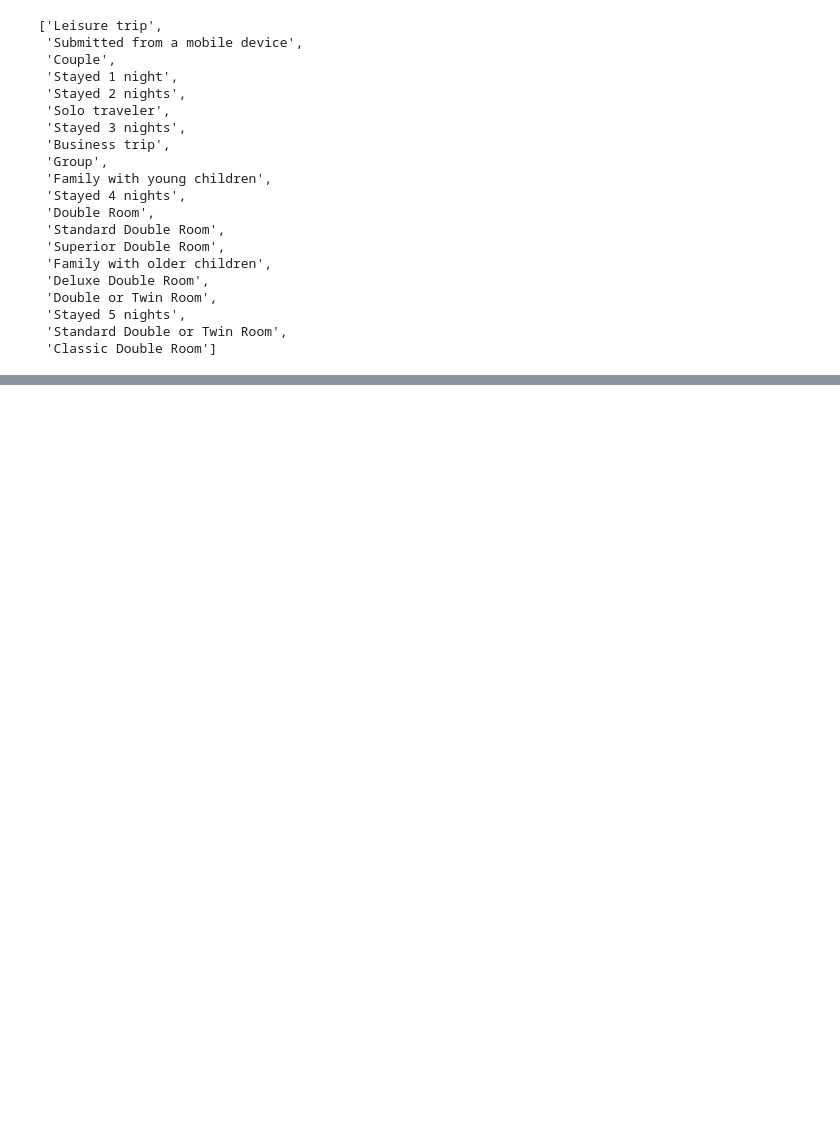
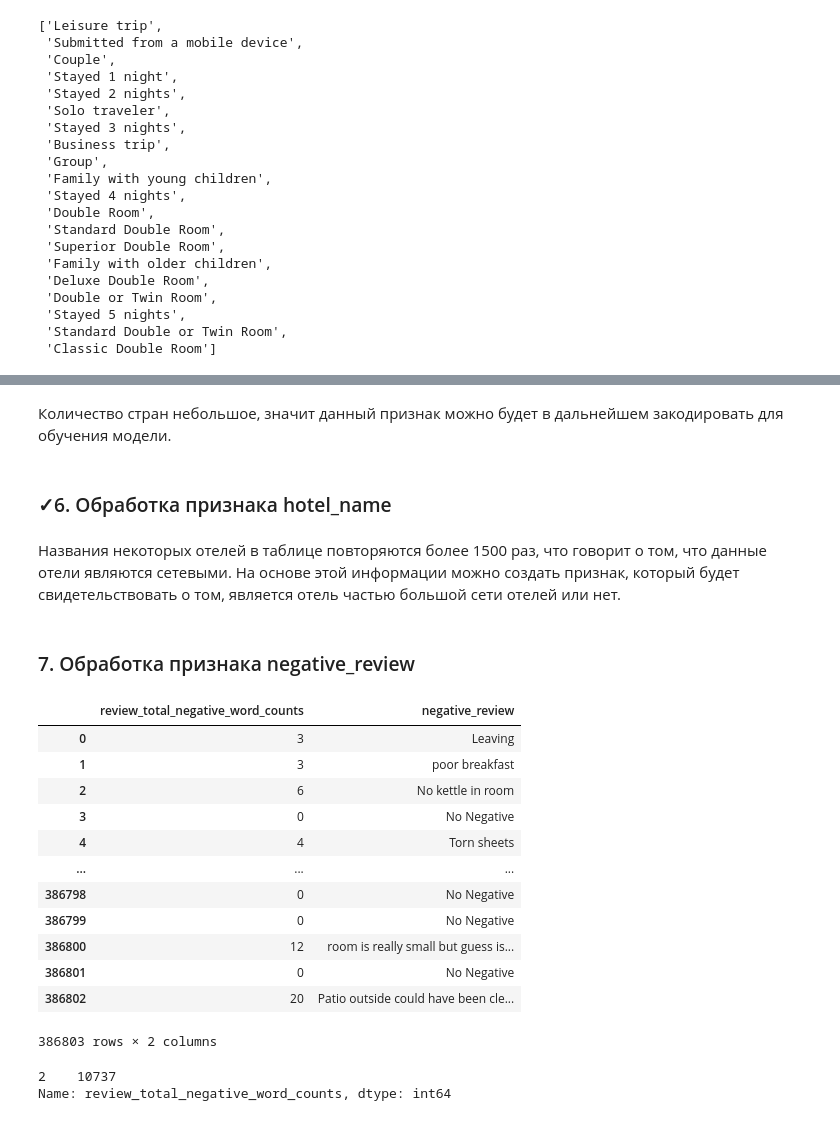
Before and after one commit to eli-ma/Hotels_rating, a Jupyter notebook: Hotels_rating.ipynb, the cells around one changed output, grey strips where cells are left out. Cells and saved outputs as stored; diff of their text form; code cells hidden in the pictures; blank space fills up the shorter version.

```diff
--- a/Hotels_rating.ipynb
+++ b/Hotels_rating.ipynb
@@ -62,3 +86,10 @@ hotels.head(5)
 # %%
 # Преобразуем информацию о дате в формат datetime
 hotels['review_date'] = pd.to_datetime(hotels['review_date'],yearfirst=True)
+
+#Вынесем информацию о годе и месяце в отдельные признаки
+hotels['review_year'] = hotels['review_date'].dt.year
+hotels['review_month'] = hotels['review_date'].dt.month
+
+#Удалим исходный признак
+hotels = hotels.drop('review_date',axis=1)
@@ -168,0 +252,9 @@ top_tags_list
+# %%
+nat_list = list(hotels.reviewer_nationality.value_counts().index) # получаем названия национальностей
+# Для корректного поиска удаляем пробел в конце каждоый строки
+count_list = []
+for nat in nat_list:
+    nat = nat[:-1]
+    count_list.append(nat)
+# Получаем список названий стран
+count_list
@@ -168,0 +279,13 @@ top_tags_list
+# %%
+# Функция принимает на вход строку и если название страны есть найдено в строке,
+# функция вернет только назвние страны, в которой находится отель.
+
+def get_country(adress):
+    for elem in count_list:
+        if elem in adress:
+            return elem
+
+# Получим новый признак с информацией о стране, в которой находится отель
+hotels['hotel_country'] = hotels['hotel_address'].apply(get_country)
+# Удалим признак с полным адрессом отеля
+hotels = hotels.drop('hotel_address',axis=1)
@@ -168,0 +296,43 @@ top_tags_list
+# %% [markdown]
+Количество стран небольшое, значит данный признак можно будет в дальнейшем закодировать для обучения модели.
+# %% [markdown]
+### ✓6. Обработка признака hotel_name
+# %% [markdown]
+Названия некоторых отелей в таблице повторяются более 1500 раз, что говорит о том, что данные отели являются сетевыми.
+На основе этой информации можно создать признак, который будет свидетельствовать о том, является отель частью большой сети отелей или нет.
+# %%
+# Создадим список топ 20 названий отелей по количеству отелей в сети
+top_20_hotel_names = hotels.hotel_name.value_counts()[:20]
+top_20_hotel_names = list(top_20_hotel_names.index)
+
+# Признак chain_hotel содержит информацию о принадлежности
+# или непринадлежности отеля к большой сети
+hotels['chain_hotel'] = hotels.hotel_name.apply(
+    lambda x: 1 if x in top_20_hotel_names else 0
+    )
+
+# Удалаяем столбец hotel_name
+hotels = hotels.drop('hotel_name',axis=1)
+# %% [markdown]
+### 7. Обработка признака negative_review
+# %%
+hotels[['review_total_negative_word_counts','negative_review']]
+# %% [output]
+|  | review_total_negative_word_counts | negative_review |
+| 0 | 3 | Leaving |
+| 1 | 3 | poor breakfast |
+| 2 | 6 | No kettle in room |
+| 3 | 0 | No Negative |
+| 4 | 4 | Torn sheets |
+| ... | ... | ... |
+| 386798 | 0 | No Negative |
+| 386799 | 0 | No Negative |
+| 386800 | 12 | room is really small but guess is... |
+| 386801 | 0 | No Negative |
+| 386802 | 20 | Patio outside could have been cle... |
+386803 rows × 2 columns
+# %%
+hotels[hotels['negative_review']==' Nothing']['review_total_negative_word_counts'].value_counts()
+# %% [output]
+2    10737
+Name: review_total_negative_word_counts, dtype: int64
```
Also changed, not shown: parts of 24 cells of this notebook.
